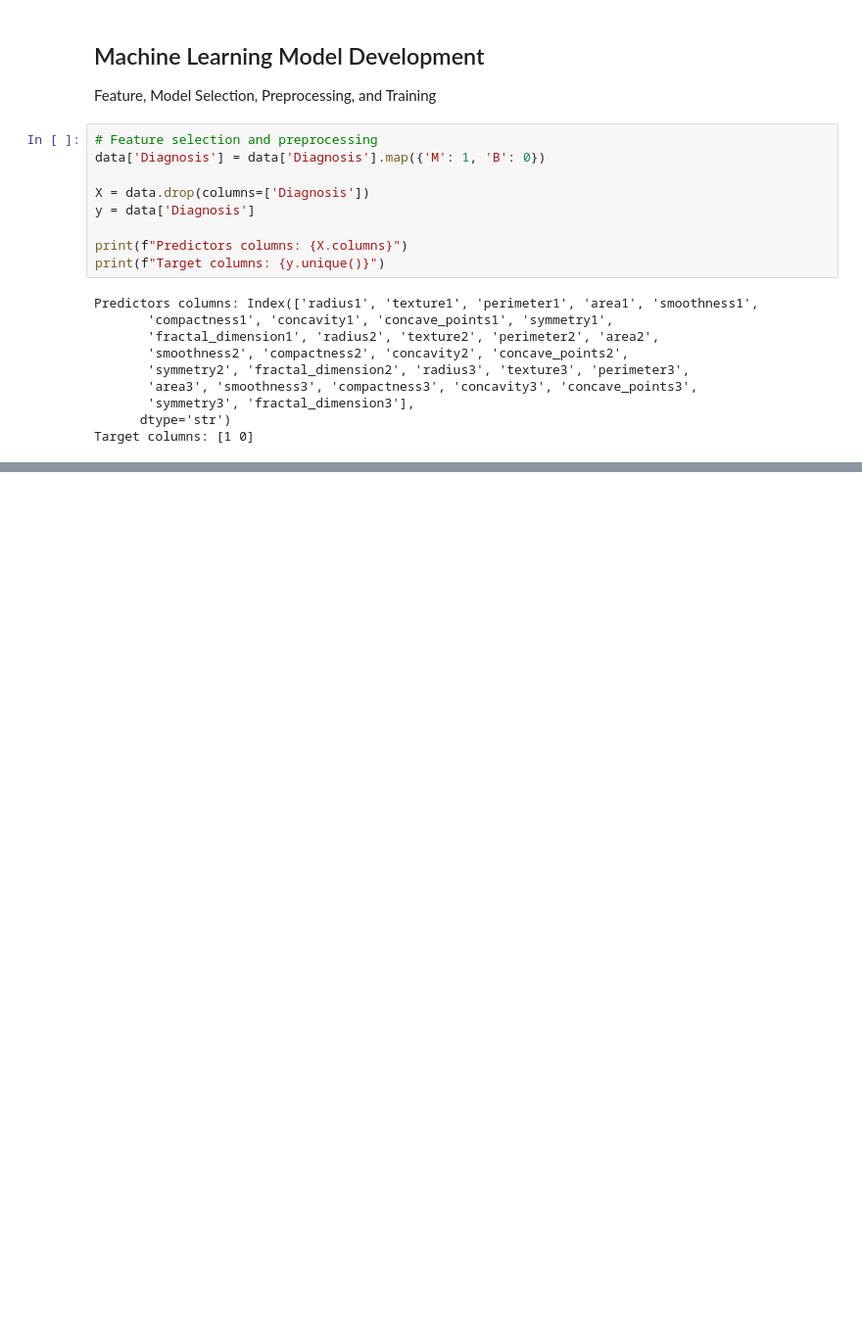
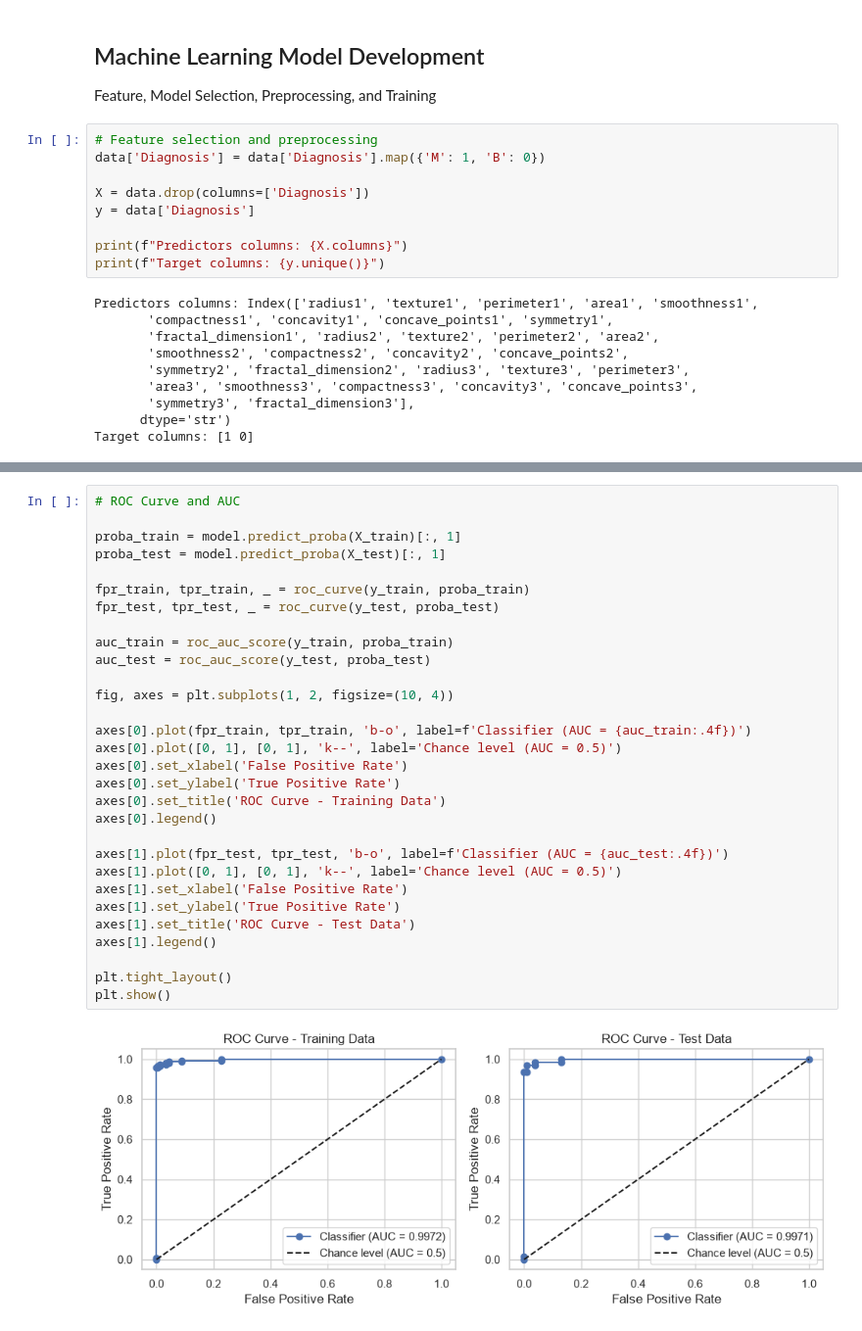
Before and after one commit to AdrianeJone/AI221-Classical-Machine-Learning, a Jupyter notebook: Machine Exercises/MEX 1/MEX_1_Problem_2.ipynb, the cells around one changed output, grey strips where cells are left out. Shown at 98% size. Drawn from its saved outputs; the diff is of its cells as text; blank space fills up the shorter version.

```diff
--- a/Machine Exercises/MEX 1/MEX_1_Problem_2.ipynb
+++ b/Machine Exercises/MEX 1/MEX_1_Problem_2.ipynb
@@ -191,0 +305,32 @@ Target columns: [1 0]
+# %%
+# ROC Curve and AUC
+
+proba_train = model.predict_proba(X_train)[:, 1]
+proba_test = model.predict_proba(X_test)[:, 1]
+
+fpr_train, tpr_train, _ = roc_curve(y_train, proba_train)
+fpr_test, tpr_test, _ = roc_curve(y_test, proba_test)
+
+auc_train = roc_auc_score(y_train, proba_train)
+auc_test = roc_auc_score(y_test, proba_test)
+
+fig, axes = plt.subplots(1, 2, figsize=(10, 4))
+
+axes[0].plot(fpr_train, tpr_train, 'b-o', label=f'Classifier (AUC = {auc_train:.4f})')
+axes[0].plot([0, 1], [0, 1], 'k--', label='Chance level (AUC = 0.5)')
+axes[0].set_xlabel('False Positive Rate')
+axes[0].set_ylabel('True Positive Rate')
+axes[0].set_title('ROC Curve - Training Data')
+axes[0].legend()
+
+axes[1].plot(fpr_test, tpr_test, 'b-o', label=f'Classifier (AUC = {auc_test:.4f})')
+axes[1].plot([0, 1], [0, 1], 'k--', label='Chance level (AUC = 0.5)')
+axes[1].set_xlabel('False Positive Rate')
+axes[1].set_ylabel('True Positive Rate')
+axes[1].set_title('ROC Curve - Test Data')
+axes[1].legend()
+
+plt.tight_layout()
+plt.show()
+# %% [output]
+[figure, added]
```
Also changed, not shown: parts of 13 cells of this notebook.
